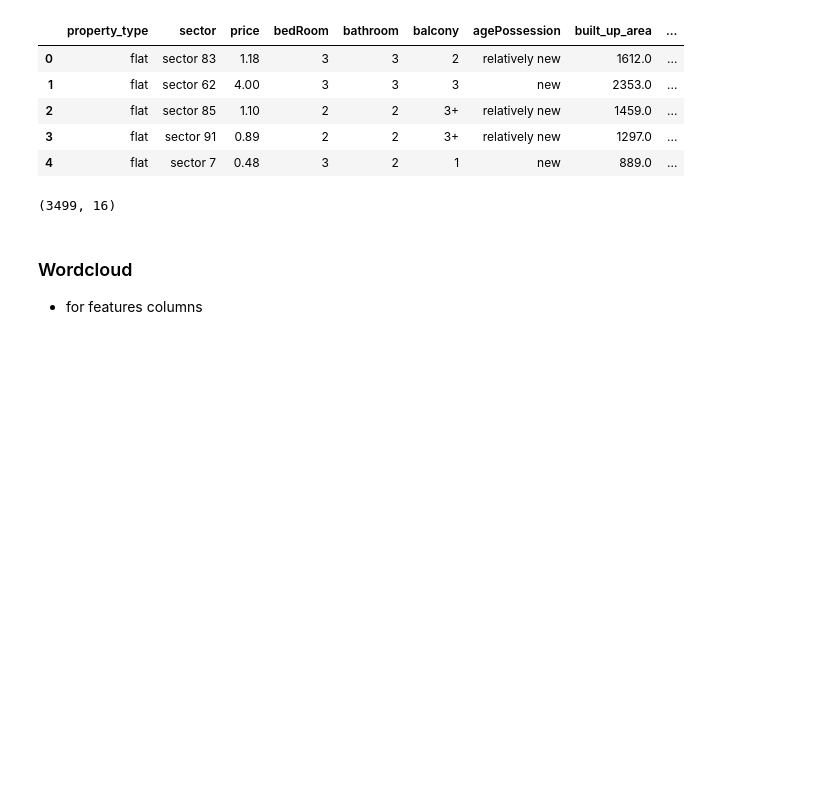
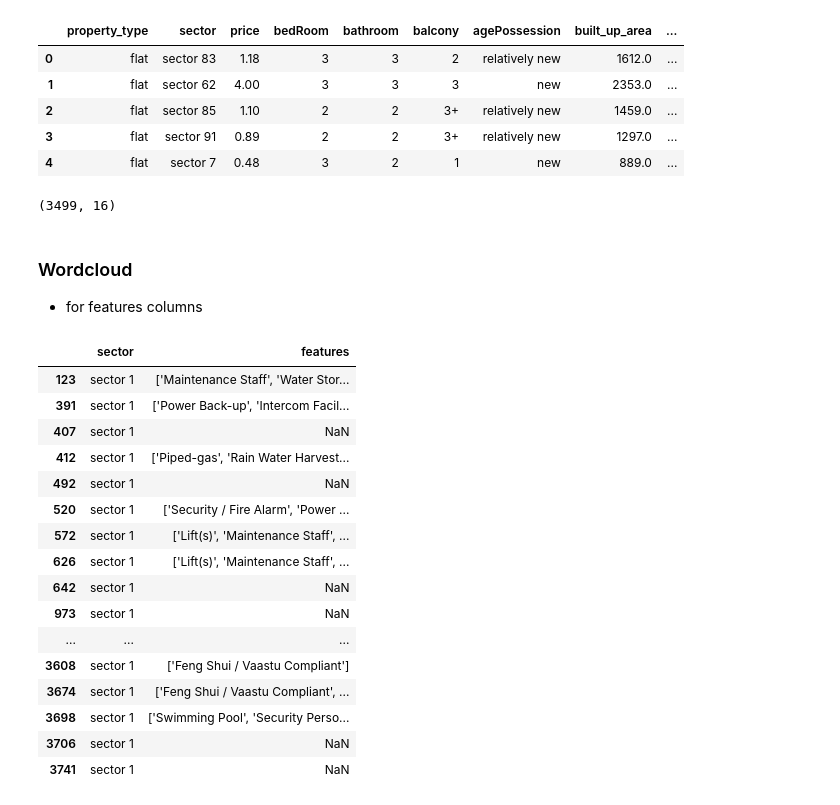
Before and after one commit to akshaypratap008/Real-Estate-Project, a Jupyter notebook: notebooks/analytics-module/1_analytics.ipynb, the cells around one changed output. Saved outputs shown, nothing was run; the diff lists cells and outputs as text; code cells hidden in the pictures; blank space fills up the shorter version.

```diff
--- a/notebooks/analytics-module/1_analytics.ipynb
+++ b/notebooks/analytics-module/1_analytics.ipynb
@@ -69,3 +70,23 @@ df.shape
 df1 = pd.read_csv(r'C:\Users\apaks\Desktop\Real Estate Project\artifacts\data\preprocessed-data\gurgaon_properties_cleaned_v1.csv')
 # %%
 wordcloud_df = df1[['sector', 'features']]
+# %%
+wordcloud_df[wordcloud_df['sector'] == 'sector 1']
+# %% [output]
+|  | sector | features |
+| 123 | sector 1 | ['Maintenance Staff', 'Water Stor... |
+| 391 | sector 1 | ['Power Back-up', 'Intercom Facil... |
+| 407 | sector 1 | NaN |
+| 412 | sector 1 | ['Piped-gas', 'Rain Water Harvest... |
+| 492 | sector 1 | NaN |
+| 520 | sector 1 | ['Security / Fire Alarm', 'Power ... |
+| 572 | sector 1 | ['Lift(s)', 'Maintenance Staff', ... |
+| 626 | sector 1 | ['Lift(s)', 'Maintenance Staff', ... |
+| 642 | sector 1 | NaN |
+| 973 | sector 1 | NaN |
+| ... | ... | ... |
+| 3608 | sector 1 | ['Feng Shui / Vaastu Compliant'] |
+| 3674 | sector 1 | ['Feng Shui / Vaastu Compliant', ... |
+| 3698 | sector 1 | ['Swimming Pool', 'Security Perso... |
+| 3706 | sector 1 | NaN |
+| 3741 | sector 1 | NaN |
```
Also changed, not shown: parts of 6 cells of this notebook, 4 other files.
